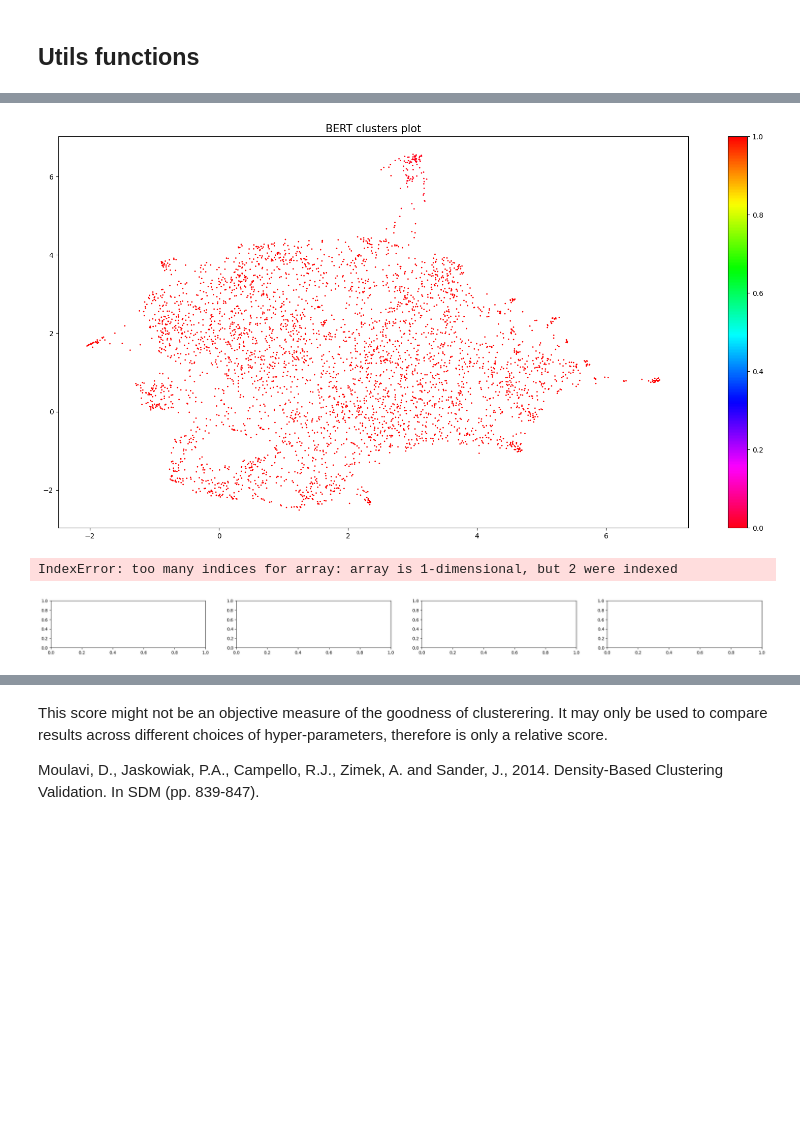
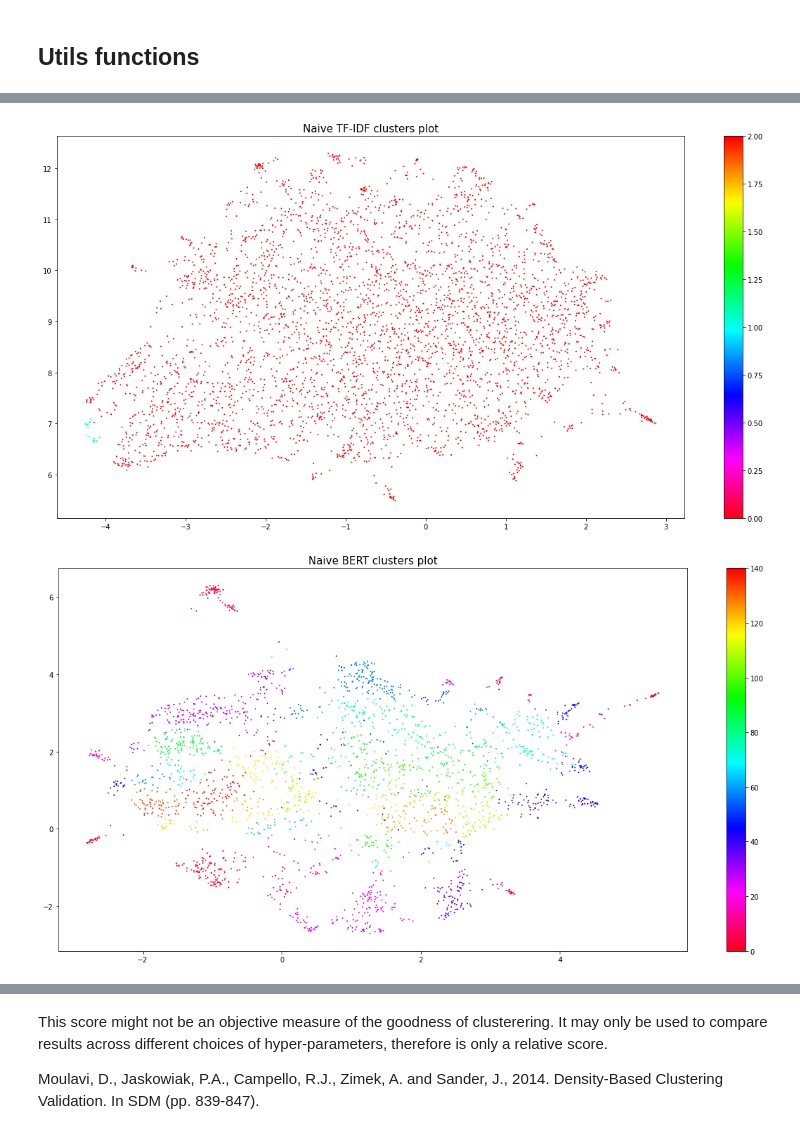
Before and after one commit to bigliolimatteo/how-politicians-change-their-mind, a Jupyter notebook: main.ipynb, the cells around one changed output, grey strips where cells are left out. Cells and saved outputs as stored; diff of their text form; code cells hidden in the pictures; blank space fills up the shorter version.

```diff
--- a/main.ipynb
+++ b/main.ipynb
@@ -205,5 +217,4 @@ X_tfidf = tfidf_vectorizer.fit_transform(all_tweets)
 # %%
 # Dimension Reduction
-tfidf_reduced = umap.UMAP(n_neighbors=20,
-                          n_components=10,
-                          metric='cosine', random_state=42).fit_transform(X_tfidf)
+naive_tfidf_reduced = umap.UMAP(random_state=42).fit_transform(X_tfidf)
+naive_bert_reduced = umap.UMAP(random_state=42).fit_transform(embeddings)
@@ -232,3 +221,11 @@ embeddings = model.encode(all_tweets)
+# %%
+# Cluster algorithm
+naive_tfidf_cluster = hdbscan.HDBSCAN().fit(naive_tfidf_reduced)
+naive_bert_cluster = hdbscan.HDBSCAN().fit(naive_bert_reduced)
 # %%
-# Basic visualization (projected w/ UMAP)
-#plot_vectors(embeddings, title="BERT basic plot", color="red")
+# Cluster visualization (projected w/ UMAP)
+plot_vectors(X_tfidf, naive_tfidf_cluster.labels_, title="Naive TF-IDF clusters plot")
+plot_vectors(embeddings, naive_bert_cluster.labels_, title="Naive BERT clusters plot")
+# %% [output]
+[figure, added]
+[figure, added]
@@ -247,4 +231,0 @@ bert_cluster = hdbscan.HDBSCAN(min_cluster_size=15,
-# %%
-plot_vectors(embeddings, bert_cluster.labels_, title="BERT clusters plot")
-# %% [output]
-[figure, removed]
@@ -253,6 +232 @@ plot_vectors(embeddings, bert_cluster.labels_, title="BERT clusters plot")
-# %%
-plot_topic_tfidf(all_tweets, bert_cluster.labels_)
-# %% [output]
-IndexError: too many indices for array: array is 1-dimensional, but 2 were indexed
-[figure, removed]
 # %% [markdown]
```
Also changed, not shown: parts of 108 cells of this notebook.
